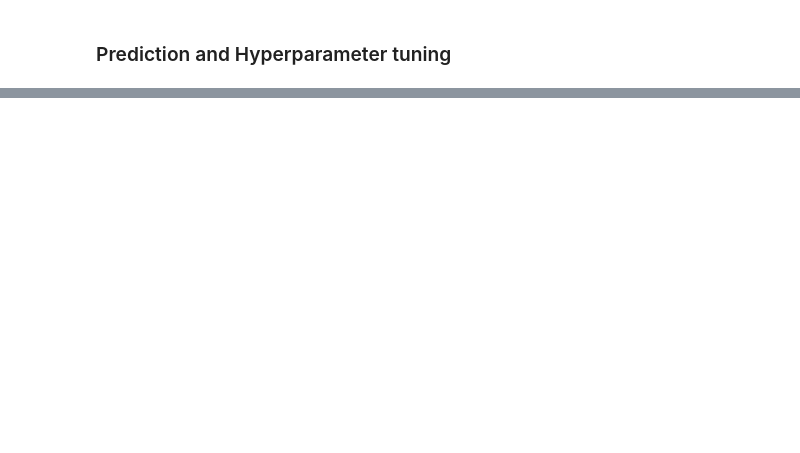
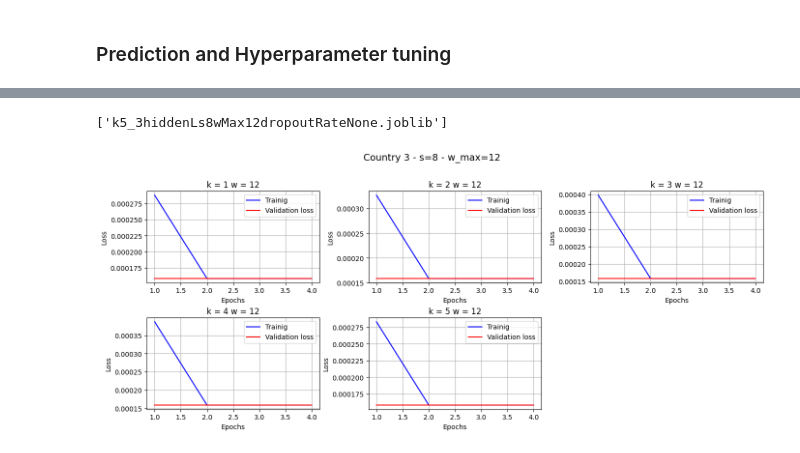
Before and after one commit to toboden/ConflictPredProbabilistic, a Jupyter notebook: neural net/Main_feedFwdNN_empirical_HyperparamValidRolling.ipynb, the cells around one changed output, grey strips where cells are left out. Drawn from its saved outputs; the diff is of its cells as text; code cells hidden in the pictures; blank space fills up the shorter version.

Commit message:
Hyperparam testing

```diff
--- a/neural net/Main_feedFwdNN_empirical_HyperparamValidRolling.ipynb
+++ b/neural net/Main_feedFwdNN_empirical_HyperparamValidRolling.ipynb
@@ -176,6 +212,3 @@ Due to long computing time the hyperparameter tuning is based on a representativ
-# %%
-subsample_list = [1, 57, 235, 13, 121, 223, 220]
-country_list = [x for x in country_list if x in subsample_list]
 # %% [markdown]
 ## Feed Forward Neural Network
 Goal is to estimate the empirical distribution of the fatalities per month.
@@ -388,9 +425,7 @@ def month_lists_TrainValidTest_RollWindow(w_min, w_max, rel_validation_size, k,
         month_list_rollwindow_k = month_list_feature_data_withoutW[starting_month:-ending_month]
 
 
-    # numbers of months from the feature dataset
-    """ first_month = min(month_list_rollwindow_k)
-    last_month = max(month_list_rollwindow_k) """
+    # numbers of months from the shortened feature dataset
     number_months_rollwindow_k = len(month_list_rollwindow_k)
 
     # find w_max (as mentioned above, if there are not enoug months, the w_max has to be < w_max)
@@ -531,8 +528,5 @@ feature_subset_dict = {'conflict_history':conflict_history,
 # %% [markdown]
 ### Prediction and Hyperparameter tuning
-# %%
-subsample_list = [220, 223, 235]
-country_list = [x for x in country_list if x in subsample_list]
 # %%
 ### prediction
 prediction_year = '2021' # 2019, 2020, 2021
@@ -681,59 +735,48 @@ dump([NNet_prediction_list, country_list],  "k5onehiddenlayerw24nodropout.joblib
+# %%
+from joblib import dump, load
+
+joblib_string = 'k' + str(used_hyperparameter_dict['k']) + '_' + str(used_hyperparameter_dict['numberHiddenLayers']) + 'hiddenL' + 's' + str(used_hyperparameter_dict['s']) + 'wMax' + str(used_hyperparameter_dict['wMax']) + 'dropoutRate' + str(used_hyperparameter_dict['dropoutRate']) + '.joblib'
+
+dump([NNet_prediction_list, used_hyperparameter_dict, country_list, pred_year_string],  joblib_string)
+# %% [output]
+['k5_3hiddenLs8wMax12dropoutRateNone.joblib']
 # %%
-crps_values_valid = []
-for country_data in NNet_prediction_list:
-    country_crps_list = []
-    for entry in country_data[pred_year_string]:
-        country_crps_list.append(min(entry['val_loss'])) # min because of early stopping 'restore_best_weights=True'
-    crps_values_valid.append(np.mean(country_crps_list))
-
-mean_crps_valid = np.mean(crps_values_valid)
-
-
-crps_values_test = []
-for country_data in NNet_prediction_list:
-    country_crps_list = []
-    for entry in country_data[pred_year_string]:
-        country_crps_list.append(entry['CRPS'])
-    crps_values_test.append(np.mean(country_crps_list))
-
-mean_crps_test = np.mean(crps_values_test)
-
-
-
+# maximal possible index: 93
+country_index = 0
+country_to_plot = country_list[country_index]
 
 import numpy as np
 import matplotlib.pyplot as plt
-s = 3
 i = 0 #zeile
 j = 0 #spalte
-# Erstelle eine Figur mit 1 Zeile und 2 Spalten für die beiden Plots nebeneinander und kleiner
-fig, axes = plt.subplots(nrows=2, ncols=4, figsize=(14, 7))
+# Erstelle eine Figur mit 1 Zeile und 3 Spalten für die beiden Plots nebeneinander und kleiner
+fig, axes = plt.subplots(nrows=2, ncols=3, figsize=(14, 6))
 
-for country_data in NNet_prediction_list:
-    loss = country_data[pred_year_string][s-3]['loss']
-    val_loss = country_data[pred_year_string][s-3]['val_loss']
-    epochs = country_data[pred_year_string][s-3]['epochs']
+title_string = 'Country ' + str(NNet_prediction_list[country_index]['country_id']) + ' - s=' + str(NNet_prediction_list[country_index][pred_year_string][0]['s']) + ' - w_max=' + str(w_max)
 
-    title_string = str(country_data['country_id']) + ' s = ' + str(s) + ' w_max = ' + str(country_data[pred_year_string][s-3]['w'])
+for k in range(0, k_max):
+    loss = NNet_prediction_list[country_index][pred_year_string][0]['loss'][k]
+    val_loss = NNet_prediction_list[country_index][pred_year_string][0]['val_loss'][k]
+    epochs = NNet_prediction_list[country_index][pred_year_string][0]['epochs'][k]
 
-    axes[i][j].plot(epochs, loss, 'y', label='Traing')
-    axes[i][j].plot(epochs, val_loss, 'r', label='Validation loss')
-    axes[i][j].set_title(title_string)
+    axes[i][j].plot(epochs, loss, color='blue', label='Trainig')
+    axes[i][j].plot(epochs, val_loss, color='red', label='Validation loss')
+    axes[i][j].set_title('k = ' + str(k+1) + ' w = ' + str(NNet_prediction_list[country_index][pred_year_string][0]['w'][k]))
     axes[i][j].set_xlabel('Epochs')
     axes[i][j].set_ylabel('Loss')
     axes[i][j].legend()
     axes[i][j].grid(True)
-    if j == 3:
+    if j == 2:
         i += 1
         j = 0
     else:
         j += 1
 
-print('Mean CRPS validate = ' + str(mean_crps_valid) + ' \\'+'\\')
-print('Mean CRPS test = ' + str(mean_crps_test) + ' \\'+'\\')
-print('Parameters data prep - VALID-TRAIN-TEST: ' + ' \\'+'\\' + 'wMax='+ str(w_max) + ' validationSize='+str(rel_validation_size) + ' conflictTrapThresh=' + str(mean_fatlities_per_month_threshold) + ' features='+feature_subset+ ' \\'+'\\')
-print('Parameters NN: ' + ' \\'+'\\' + 'earlyStoppingPatience=' + str(patience) + ' learningRate='+str(learningRate)+' numberHiddenLayers=1 numberNeurons=neuronshiddenlayer validationSize='+str(rel_validation_size))
-print('')
+axes[1, 2].axis('off')  # Schalte Achsen für leere Plots aus
 
 plt.tight_layout()  # Optimiere den Abstand zwischen den Subplots
+plt.subplots_adjust(top=0.85)  # Mache Platz für den Haupttitel außerhalb des Plotbereichs
+fig.suptitle(title_string, y=0.98, fontsize=14)
 plt.show()
+# %% [output]
+[figure, added]
```
Also changed, not shown: parts of 14 cells of this notebook, 9 other files.
